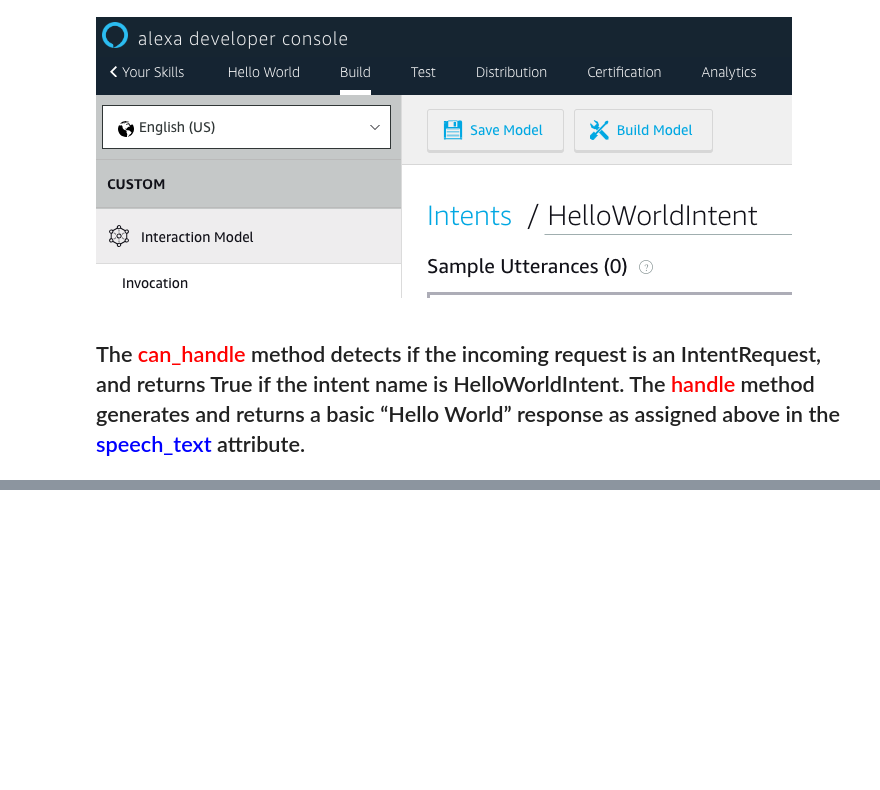
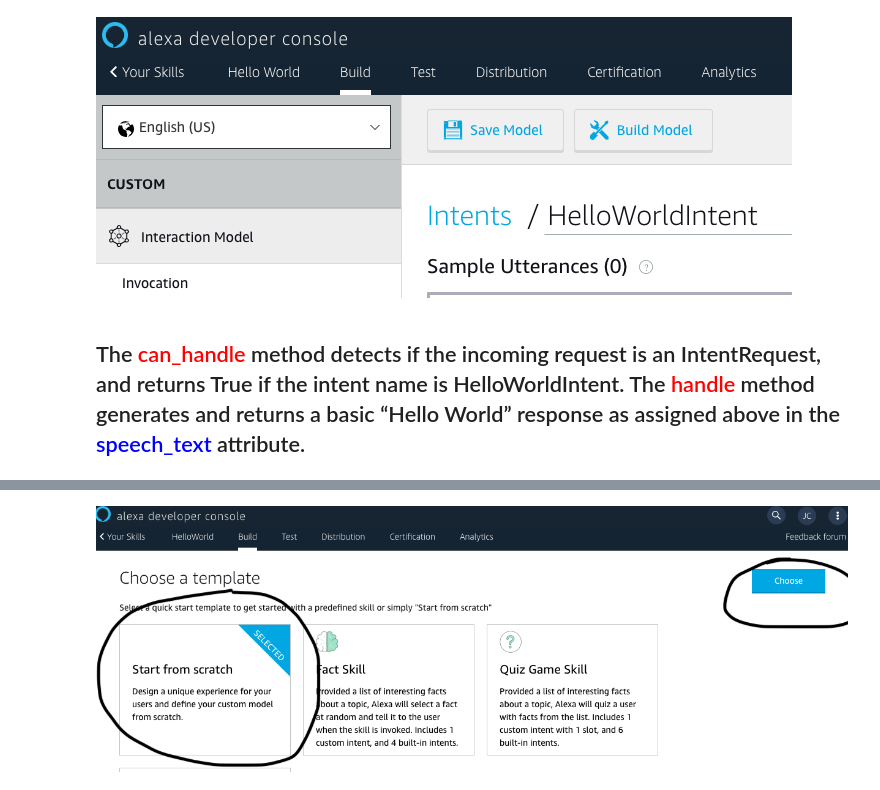
Before and after one commit to jcamier/alexa_hello_zen_python, a Jupyter notebook: alexa_python_talk.ipynb, the cells around one changed output, grey strips where cells are left out. Drawn from its saved outputs; the diff is of its cells as text; code cells hidden in the pictures; blank space fills up the shorter version.

```diff
--- a/alexa_python_talk.ipynb
+++ b/alexa_python_talk.ipynb
@@ -94,0 +110,4 @@ Image(filename='./hello_world_intent.png')
+# %%
+Image(filename='./alexa_step_3.png')
+# %% [output]
+[figure, added]
```
Also changed, not shown: parts of 5 cells of this notebook, 4 other files.
